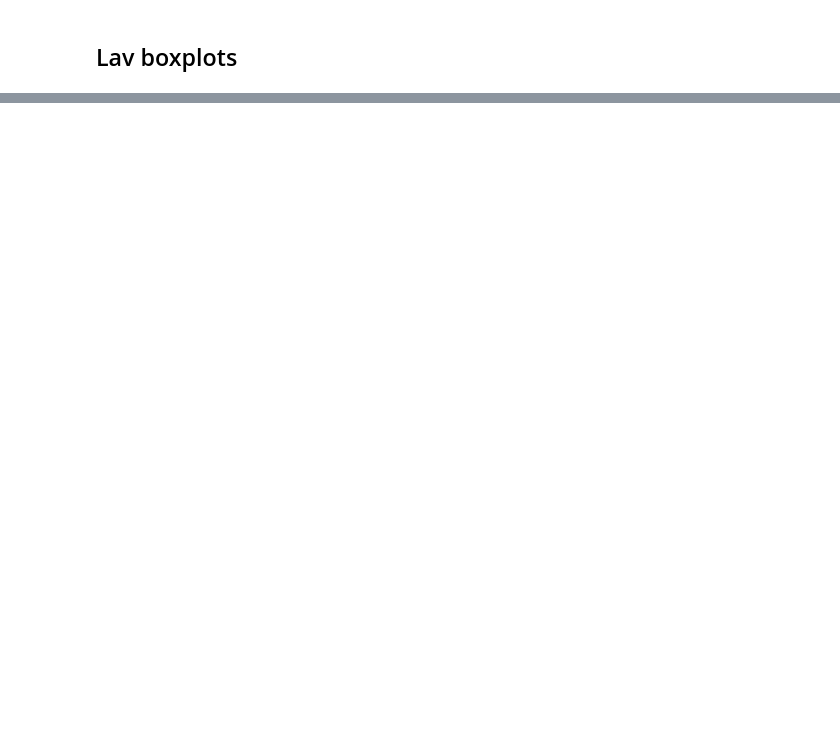
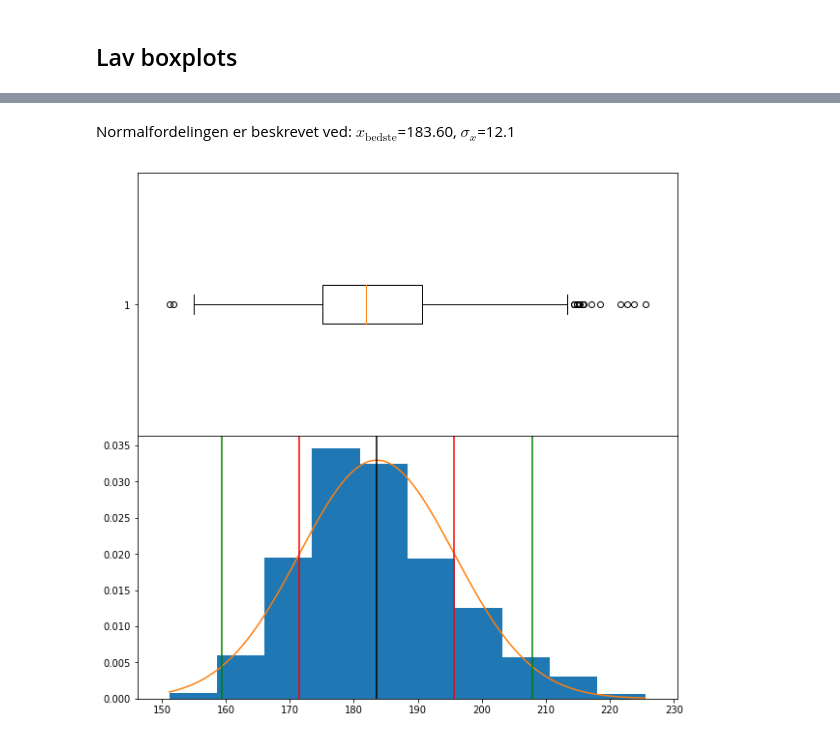
Before and after one commit to tlinnet/winpython, a Jupyter notebook: sampling_simulering.ipynb, the cells around one changed output, grey strips where cells are left out. Drawn from its saved outputs; the diff is of its cells as text; code cells hidden in the pictures; blank space fills up the shorter version.

```diff
--- a/sampling_simulering.ipynb
+++ b/sampling_simulering.ipynb
@@ -122,0 +125,25 @@ plt.show()
+# %%
+# Plot histogram af punkters
+f, (ax1, ax2) = plt.subplots(2,1, figsize=(10,10), sharex=True)
+f.subplots_adjust(hspace=0)
+
+v = df2['val']
+_=ax1.boxplot(v, notch=False, sym=None, vert=False)
+
+mean = np.mean(v)
+sigma = np.std(v)
+x = np.linspace(min(v), max(v), len(v))
+# Plot
+ax2.hist(v, normed=True)
+ax2.plot(x, mlab.normpdf(x, mean, sigma))
+ax2.axvline(x=mean, c="k")
+ax2.axvline(x=mean+sigma, c="r")
+ax2.axvline(x=mean-sigma, c="r")
+ax2.axvline(x=mean+2*sigma, c="g")
+ax2.axvline(x=mean-2*sigma, c="g")
+display(Markdown('Normalfordelingen er beskrevet ved: $ x_{\mathrm{bedste}} $=%1.2f, $\sigma_x$=%1.1f'%(mean, sigma)))
+
+_= ax1.set_xlim(x[0]-5, x[-1]+5)
+# %% [output]
+Normalfordelingen er beskrevet ved: $ x_{\mathrm{bedste}} $=183.60, $\sigma_x$=12.1
+[figure, added]
```
Also changed, not shown: parts of 11 cells of this notebook.
